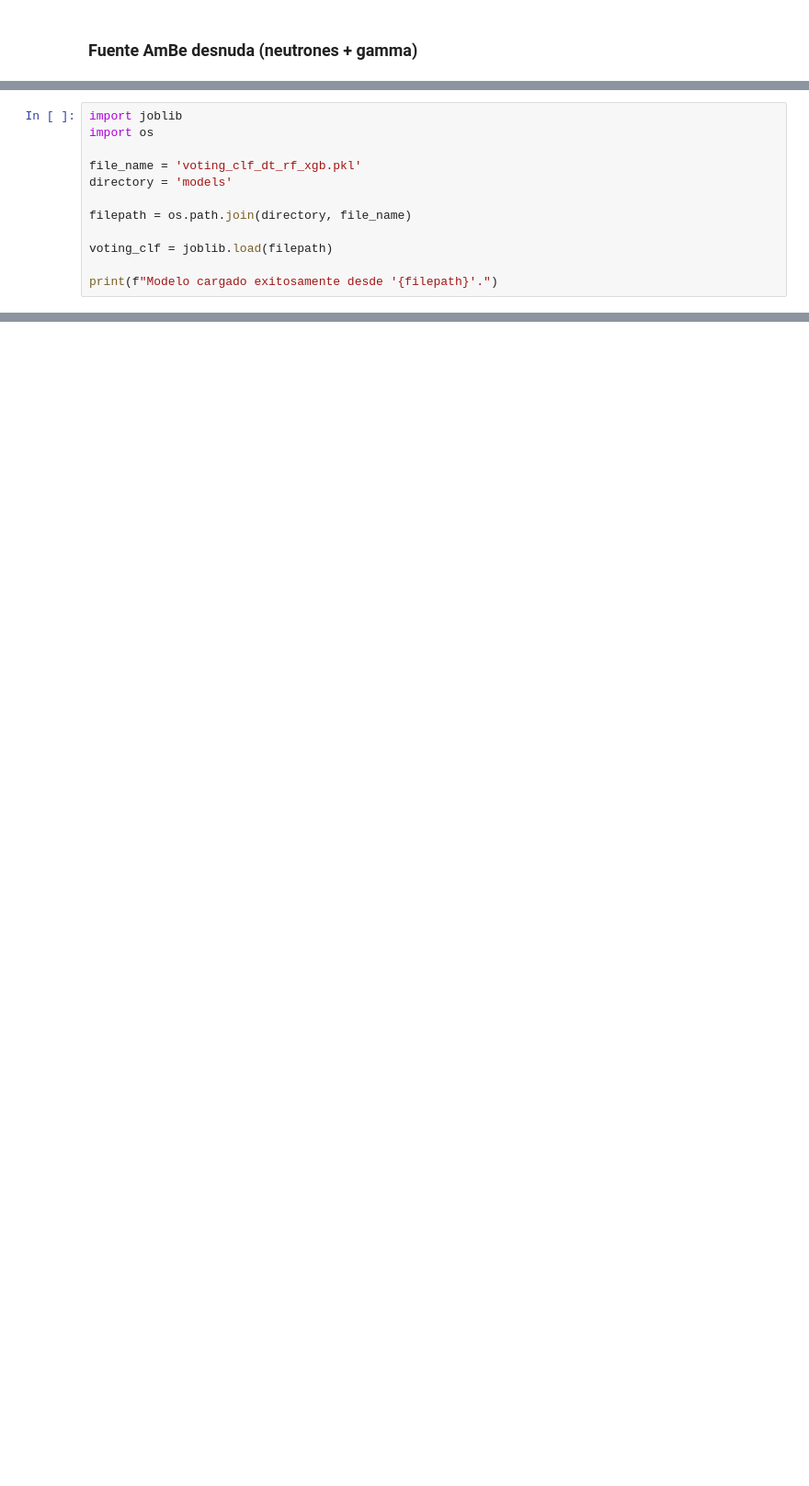
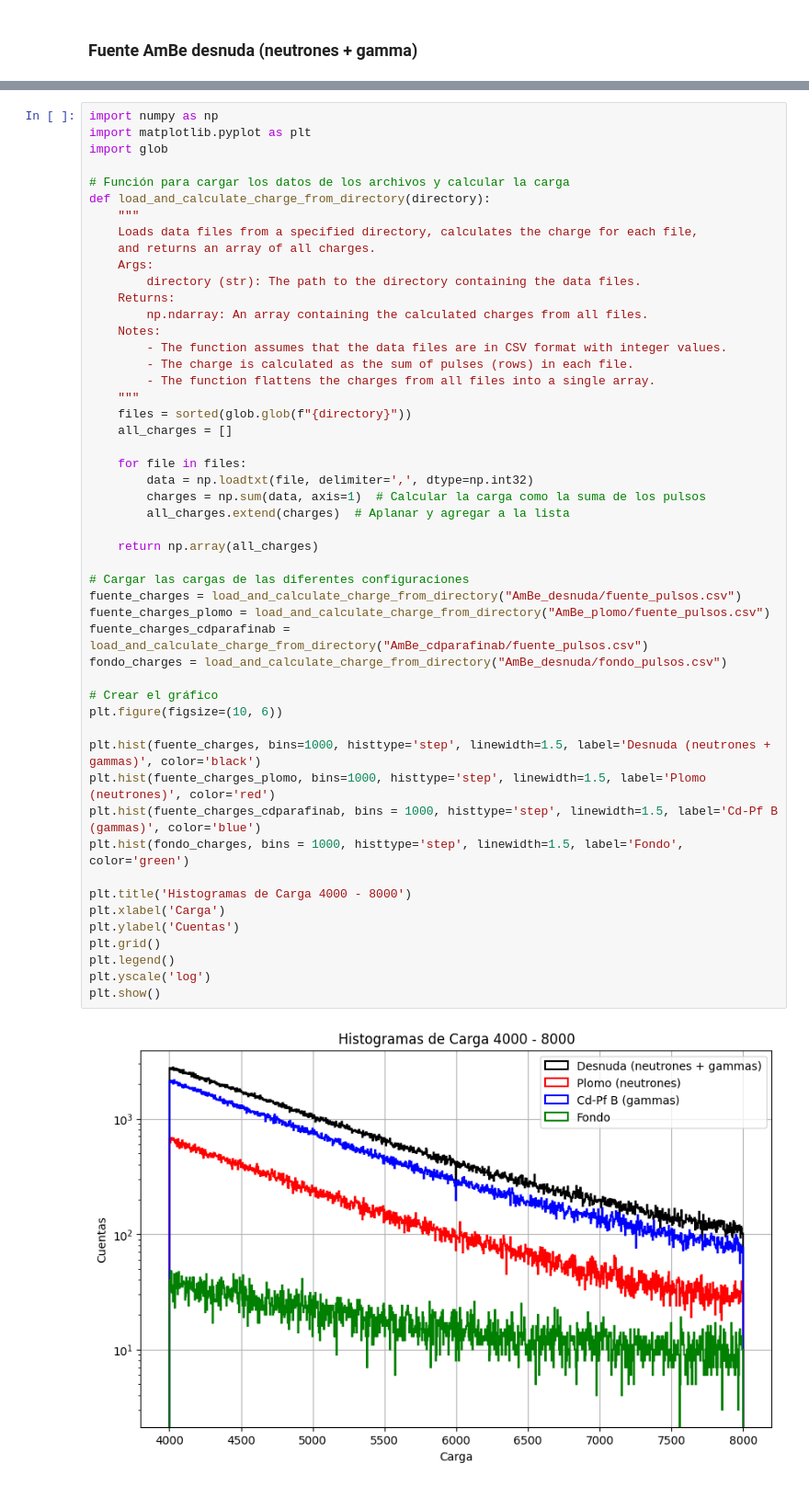
Before and after one commit to saisito/neutrones-gamma_classifier, a Jupyter notebook: process.ipynb, the cells around one changed output, grey strips where cells are left out. Shown at 92% size. Saved outputs shown, nothing was run; the diff lists cells and outputs as text; blank space fills up the shorter version.

Commit message:
updating models

```diff
--- a/process.ipynb
+++ b/process.ipynb
@@ -750,12 +145,0 @@ Modelo guardado exitosamente en 'models/voting_clf_dt_rf_xgb.pkl'.
-# %%
-import joblib
-import os
-
-file_name = 'voting_clf_dt_rf_xgb.pkl'
-directory = 'models'
-
-filepath = os.path.join(directory, file_name)
-
-voting_clf = joblib.load(filepath)
-
-print(f"Modelo cargado exitosamente desde '{filepath}'.")
@@ -858,0 +225,52 @@ del voting_clf
+# %%
+import numpy as np
+import matplotlib.pyplot as plt
+import glob
+
+# Función para cargar los datos de los archivos y calcular la carga
+def load_and_calculate_charge_from_directory(directory):
+    """
+    Loads data files from a specified directory, calculates the charge for each file,
+    and returns an array of all charges.
+    Args:
+        directory (str): The path to the directory containing the data files.
+    Returns:
+        np.ndarray: An array containing the calculated charges from all files.
+    Notes:
+        - The function assumes that the data files are in CSV format with integer values.
+        - The charge is calculated as the sum of pulses (rows) in each file.
+        - The function flattens the charges from all files into a single array.
+    """
+    files = sorted(glob.glob(f"{directory}"))
+    all_charges = []
+
+    for file in files:
+        data = np.loadtxt(file, delimiter=',', dtype=np.int32)
+        charges = np.sum(data, axis=1)  # Calcular la carga como la suma de los pulsos
+        all_charges.extend(charges)  # Aplanar y agregar a la lista
+
+    return np.array(all_charges)
+
+# Cargar las cargas de las diferentes configuraciones
+fuente_charges = load_and_calculate_charge_from_directory("AmBe_desnuda/fuente_pulsos.csv")
+fuente_charges_plomo = load_and_calculate_charge_from_directory("AmBe_plomo/fuente_pulsos.csv")
+fuente_charges_cdparafinab = load_and_calculate_charge_from_directory("AmBe_cdparafinab/fuente_pulsos.csv")
+fondo_charges = load_and_calculate_charge_from_directory("AmBe_desnuda/fondo_pulsos.csv")
+
+# Crear el gráfico
+plt.figure(figsize=(10, 6))
+
+plt.hist(fuente_charges, bins=1000, histtype='step', linewidth=1.5, label='Desnuda (neutrones + gammas)', color='black')
+plt.hist(fuente_charges_plomo, bins=1000, histtype='step', linewidth=1.5, label='Plomo (neutrones)', color='red')
+plt.hist(fuente_charges_cdparafinab, bins = 1000, histtype='step', linewidth=1.5, label='Cd-Pf B (gammas)', color='blue')
+plt.hist(fondo_charges, bins = 1000, histtype='step', linewidth=1.5, label='Fondo', color='green')
+
+plt.title('Histogramas de Carga 4000 - 8000')
+plt.xlabel('Carga')
+plt.ylabel('Cuentas')
+plt.grid()
+plt.legend()
+plt.yscale('log')
+plt.show()
+# %% [output]
+[figure, added]
```
Also changed, not shown: parts of 115 cells of this notebook.
